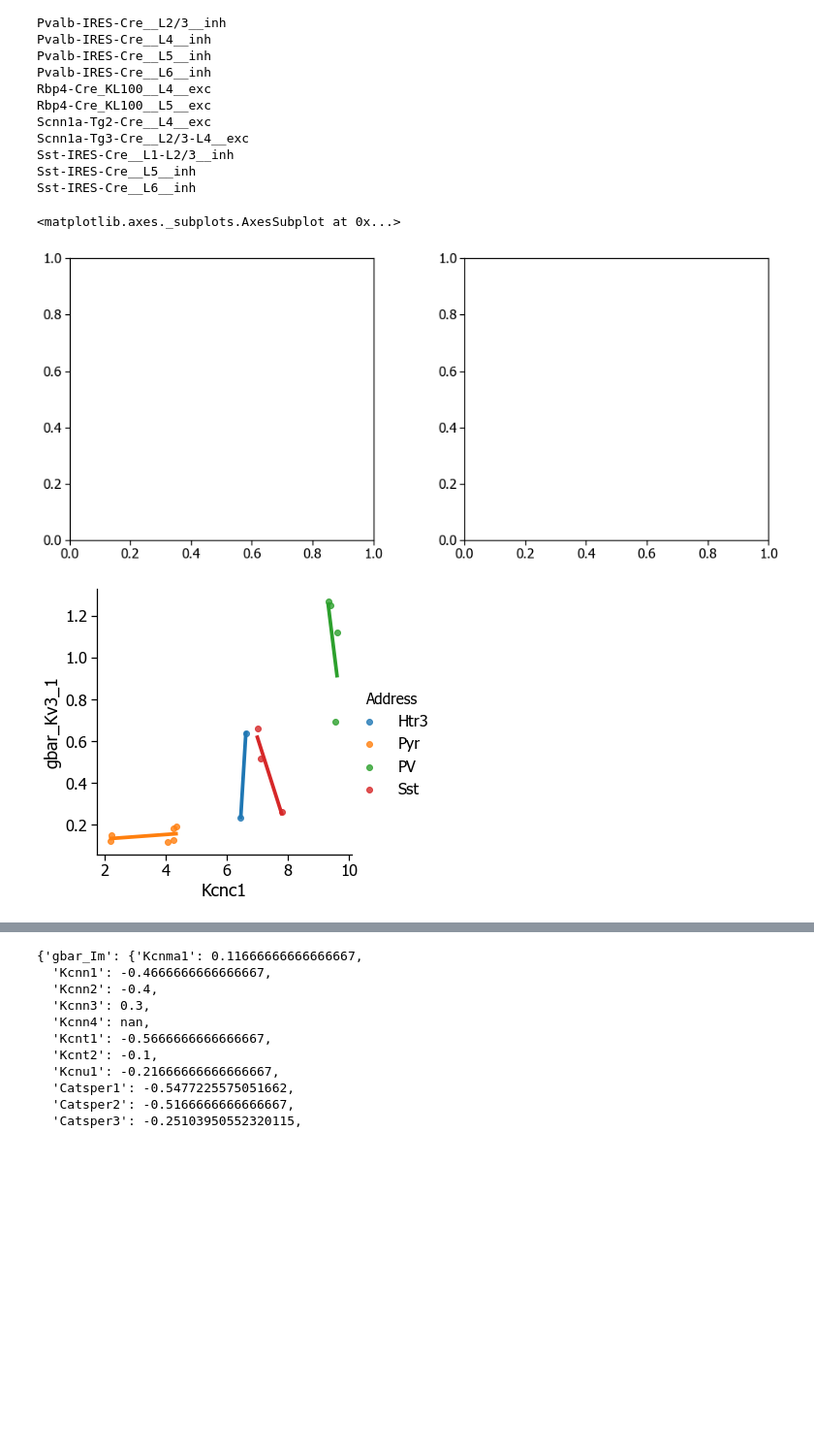
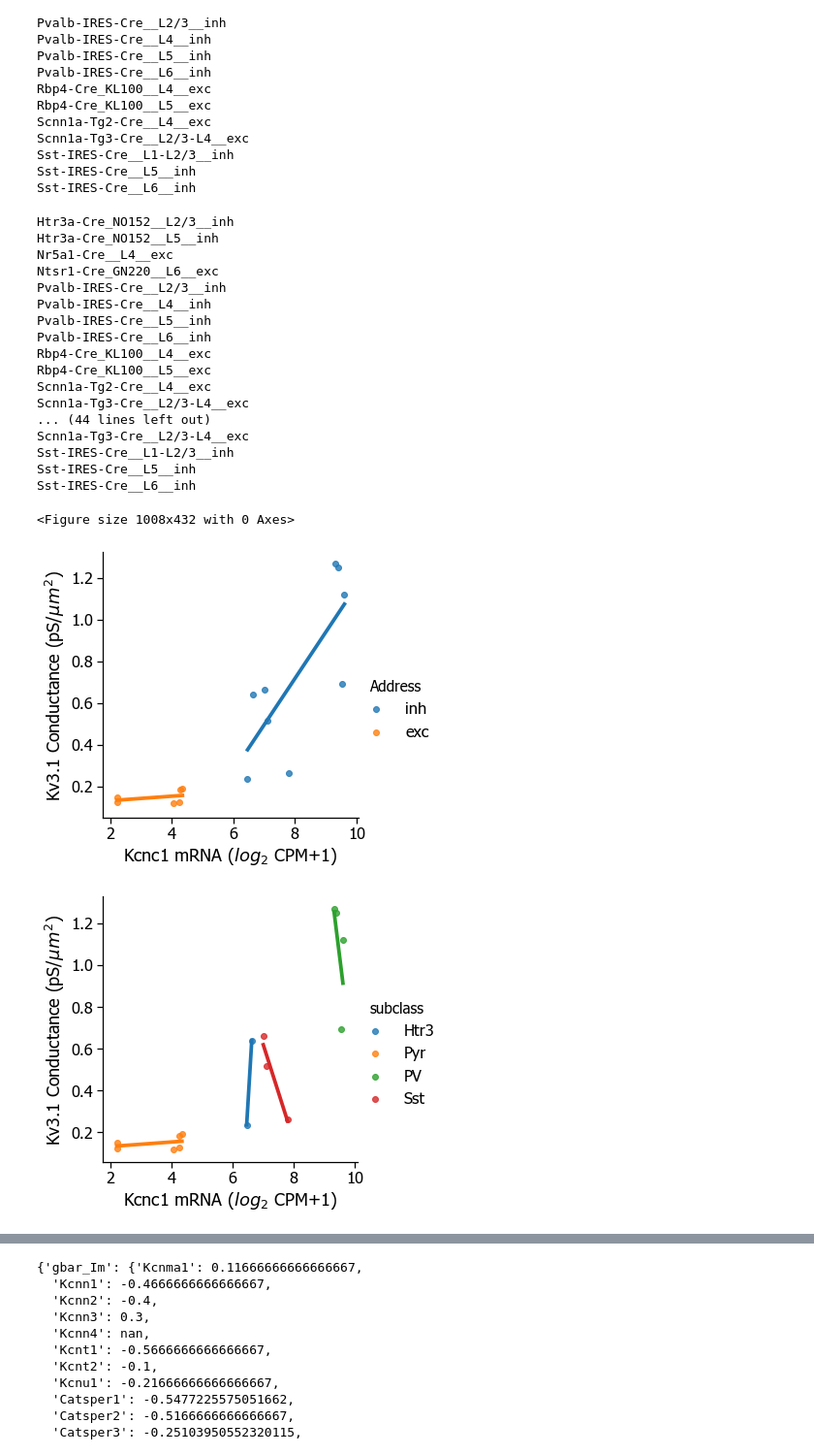
Before and after one commit to allen19981/Conductance_Parameter, a Jupyter notebook: Combining Graphs.ipynb, the cells around one changed output, grey strips where cells are left out. Shown at 97% size. Saved outputs shown, nothing was run; the diff lists cells and outputs as text; code cells hidden in the pictures; blank space fills up the shorter version.

```diff
--- a/Combining Graphs.ipynb
+++ b/Combining Graphs.ipynb
@@ -458,7 +458,7 @@ def return_graph_conductance_exp_inh(parameter_type, gene_symbol, df, xlabel, yl
     graph_spec.index = range(15)
     graph_spec.rename(columns={gene_id: gene_symbol}, inplace= True)
 
-    ax = sns.lmplot(x=gene_symbol, y=parameter_type, hue="Address", data=graph_spec)
+    ax = sns.lmplot(x=gene_symbol, y=parameter_type, hue="Address", data=graph_spec, truncate=True, ci=None)
     ax.set(xlabel=xlabel, ylabel=ylabel)
 
     ax = ax.axes[0,0]  # access a grid of 'axes' objects
@@ -515,7 +515,6 @@ def return_graph_conductance_exp_type(parameter_type, gene_symbol, df, xlabel, y
     cre_color_inc_4.sort()
     c_type = []
     for thing in cre_color_inc_4:
-        print(thing)
         if thing[-3:] == 'exc':
             c_type.append('Pyr')
         elif thing[0:5] == 'Pvalb':
@@ -536,7 +535,7 @@ def return_graph_conductance_exp_type(parameter_type, gene_symbol, df, xlabel, y
     graph_spec['class'] = inh_or_exc
 
     ax = sns.lmplot(x=gene_symbol, y=parameter_type, hue="subclass", data=graph_spec, truncate=True, ci=None)
-
+    ax.set(xlabel=xlabel, ylabel=ylabel)
     #ax = sns.scatterplot(x=gene_symbol, y=parameter_type, hue="Address", data=graph_spec)
     #ax = ax.axes[0,0]  # access a grid of 'axes' objects
 
@@ -657,24 +654,51 @@ plt.show()
 # %%
 # SK and Kcnn2 family
 ncols = 2
 nrows = 1
 fig = plt.figure(figsize = (14, 6))
 plt.tight_layout()
 
 
-grid = gridspec.GridSpec(nrows, ncols,
-                left=0.1, bottom=0.15, right=0.94, top=0.94, wspace=0.3, hspace=0.3)
+# grid = gridspec.GridSpec(nrows, ncols,
+#                 left=0.1, bottom=0.15, right=0.94, top=0.94, wspace=0.3, hspace=0.3)
 
-ax1 = fig.add_subplot(grid[0, 0])
-#ax1 = return_graph_conductance_exp_inh('gbar_Kv3_1', 'Kcnc1', sep_layer_cre_parameter_df, 'Kcnc1 mRNA ($log_2$ CPM+1)', 'Kv3.1 Conductance (pS/$\mu m^2$)')
+# ax1 = fig.add_subplot(grid[0, 0])
+ax1 = return_graph_conductance_exp_inh('gbar_Kv3_1', 'Kcnc1', sep_layer_cre_parameter_df, 'Kcnc1 mRNA ($log_2$ CPM+1)', 'Kv3.1 Conductance (pS/$\mu m^2$)')
 #ax1.fig
-ax2 = fig.add_subplot(grid[0, 1])
+# ax2 = fig.add_subplot(grid[0, 1])
 ax2 = return_graph_conductance_exp_type('gbar_Kv3_1', 'Kcnc1', sep_layer_cre_parameter_df, 'Kcnc1 mRNA ($log_2$ CPM+1)', 'Kv3.1 Conductance (pS/$\mu m^2$)')
-ax2.fig.gca()
+
+ax3 = return_graph_conductance_exp_inh('gbar_Kv3_1', 'Kcnc2', sep_layer_cre_parameter_df, 'Kcnc2 mRNA ($log_2$ CPM+1)', 'Kv3.1 Conductance (pS/$\mu m^2$)')
+ax4 = return_graph_conductance_exp_type('gbar_Kv3_1', 'Kcnc2', sep_layer_cre_parameter_df, 'Kcnc2 mRNA ($log_2$ CPM+1)', 'Kv3.1 Conductance (pS/$\mu m^2$)')
+
+ax3 = return_graph_conductance_exp_inh('gbar_K_T', 'Kcnd1', sep_layer_cre_parameter_df, 'Kcnd1 mRNA ($log_2$ CPM+1)', 'K_T Conductance (pS/$\mu m^2$)')
+ax4 = return_graph_conductance_exp_type('gbar_K_T', 'Kcnd1', sep_layer_cre_parameter_df, 'Kcnd1 mRNA ($log_2$ CPM+1)', 'K_T Conductance (pS/$\mu m^2$)')
+
+ax3 = return_graph_conductance_exp_inh('gbar_SK', 'Kcnn2', sep_layer_cre_parameter_df, 'Kcnn2 mRNA ($log_2$ CPM+1)', 'SK Conductance (pS/$\mu m^2$)')
+ax4 = return_graph_conductance_exp_type('gbar_SK', 'Kcnn2', sep_layer_cre_parameter_df, 'Kcnn2 mRNA ($log_2$ CPM+1)', 'SK Conductance (pS/$\mu m^2$)')
+
+# ax2.fig.gca()
 # plt.show()
 # return_graph_conductance_exp_inh('gbar_SK', 'Kcnn2', sep_layer_cre_parameter_df, 'Kcnn2 mRNA ($log_2$ CPM+1)', 'SK Conductance (pS/$\mu m^2$)')
 # return_graph_conductance_exp_type('gbar_SK', 'Kcnn2', sep_layer_cre_parameter_df, 'Kcnn2 mRNA ($log_2$ CPM+1)', 'SK Conductance (pS/$\mu m^2$)')
 # %% [output]
-<matplotlib.axes._subplots.AxesSubplot at 0x...>
+Htr3a-Cre_NO152__L2/3__inh
+Htr3a-Cre_NO152__L5__inh
+Nr5a1-Cre__L4__exc
+Ntsr1-Cre_GN220__L6__exc
+Pvalb-IRES-Cre__L2/3__inh
+Pvalb-IRES-Cre__L4__inh
+Pvalb-IRES-Cre__L5__inh
+Pvalb-IRES-Cre__L6__inh
+Rbp4-Cre_KL100__L4__exc
+Rbp4-Cre_KL100__L5__exc
+Scnn1a-Tg2-Cre__L4__exc
+Scnn1a-Tg3-Cre__L2/3-L4__exc
+... (44 lines left out)
+Scnn1a-Tg3-Cre__L2/3-L4__exc
+Sst-IRES-Cre__L1-L2/3__inh
+Sst-IRES-Cre__L5__inh
+Sst-IRES-Cre__L6__inh
+<Figure size 1008x432 with 0 Axes>
-[figure, old version]
+[figure, new version]
-[figure, old version]
+[figure, new version]
```
Also changed, not shown: parts of 2 cells of this notebook.
